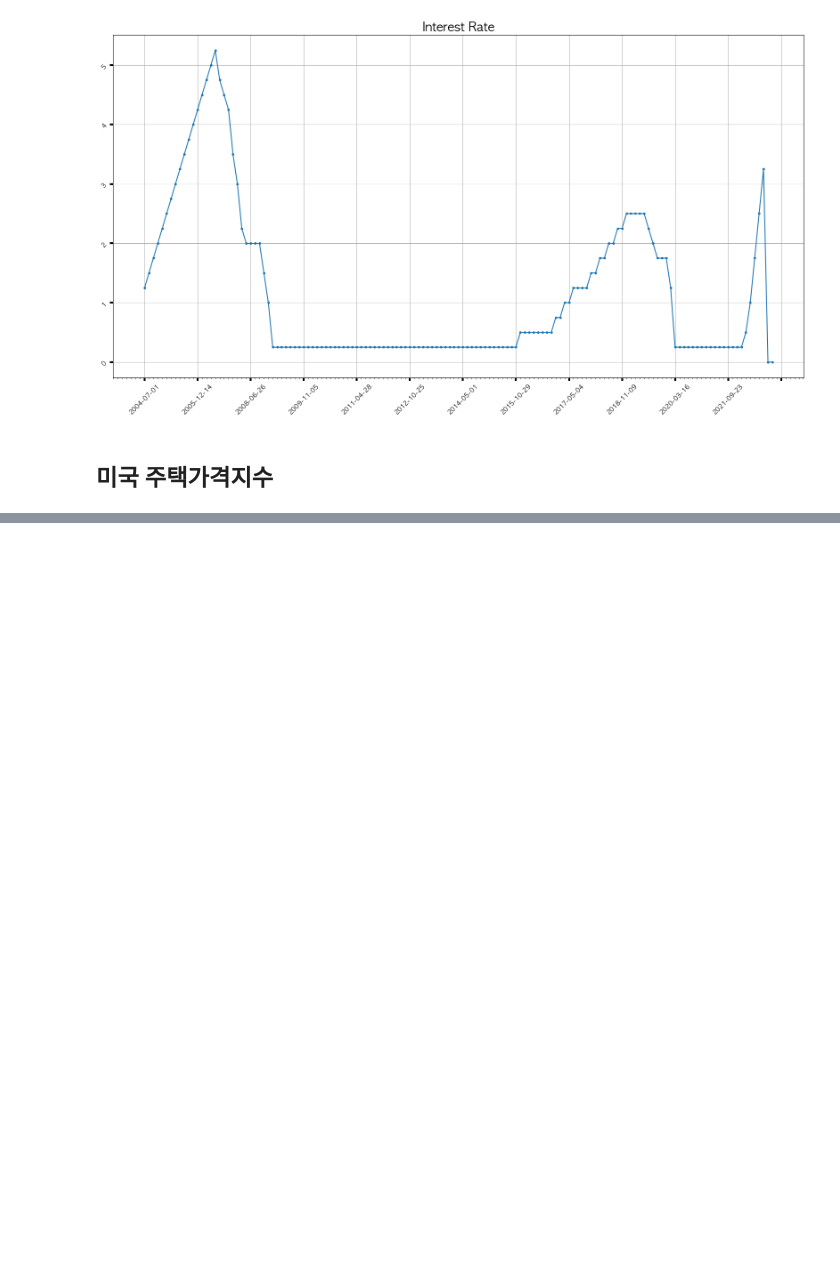
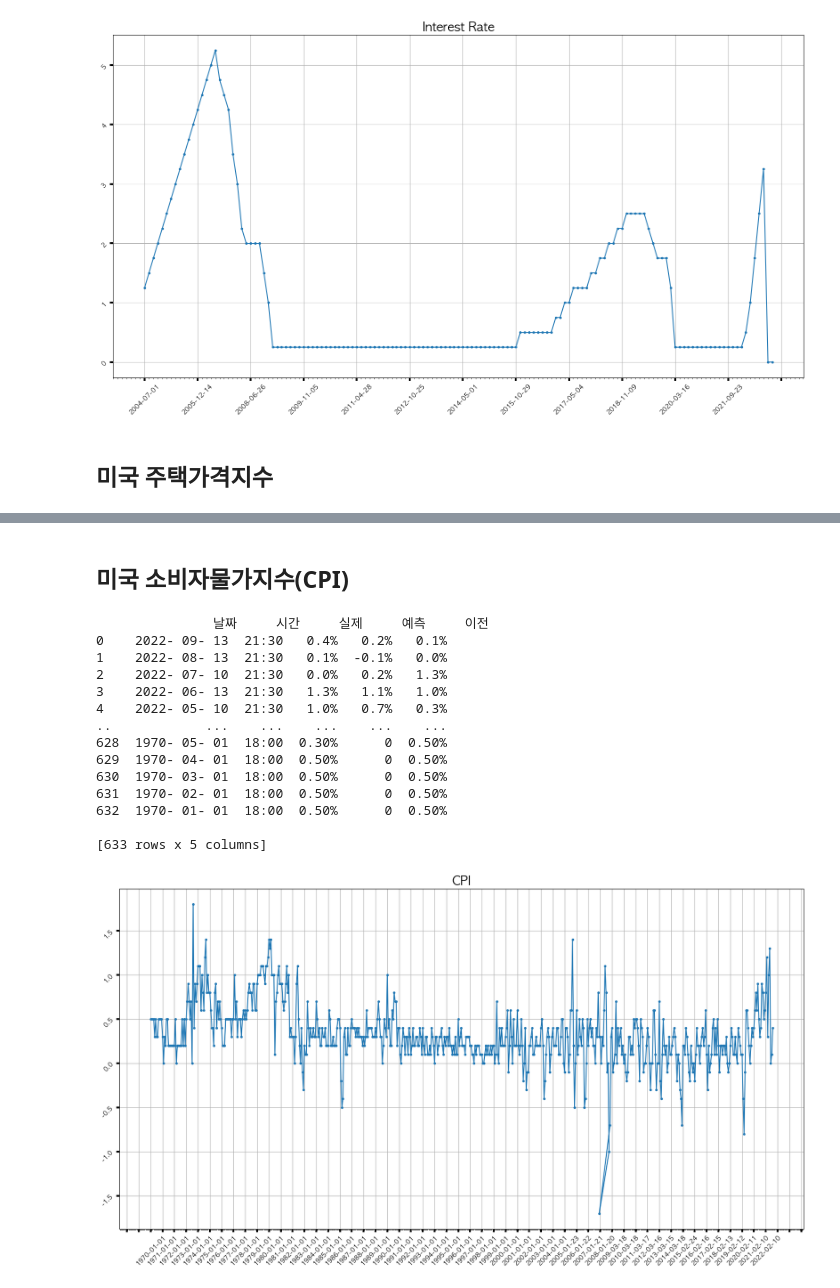
Before and after one commit to sainthm/EDA_Project, a Jupyter notebook: shc/Untitled.ipynb, the cells around one changed output, grey strips where cells are left out. Drawn from its saved outputs; the diff is of its cells as text; code cells hidden in the pictures; blank space fills up the shorter version.

```diff
--- a/shc/Untitled.ipynb
+++ b/shc/Untitled.ipynb
@@ -179,3 +198,23 @@ drow_chart.drow_chart('날짜', '실제', 'USA House Price Index')
 
 [380 rows x 4 columns]
 [figure]
+# %% [markdown]
+## 미국 소비자물가지수(CPI)
+# %%
+drow_chart.drow_chart('날짜', '실제', 'CPI')
+# %% [output]
+               날짜     시간     실제     예측     이전
+0    2022- 09- 13  21:30   0.4%   0.2%   0.1%
+1    2022- 08- 13  21:30   0.1%  -0.1%   0.0%
+2    2022- 07- 10  21:30   0.0%   0.2%   1.3%
+3    2022- 06- 13  21:30   1.3%   1.1%   1.0%
+4    2022- 05- 10  21:30   1.0%   0.7%   0.3%
+..            ...    ...    ...    ...    ...
+628  1970- 05- 01  18:00  0.30%      0  0.50%
+629  1970- 04- 01  18:00  0.50%      0  0.50%
+630  1970- 03- 01  18:00  0.50%      0  0.50%
+631  1970- 02- 01  18:00  0.50%      0  0.50%
+632  1970- 01- 01  18:00  0.50%      0  0.50%
+
+[633 rows x 5 columns]
+[figure, added]
```
Also changed, not shown: parts of 7 cells of this notebook, 1 other file.
